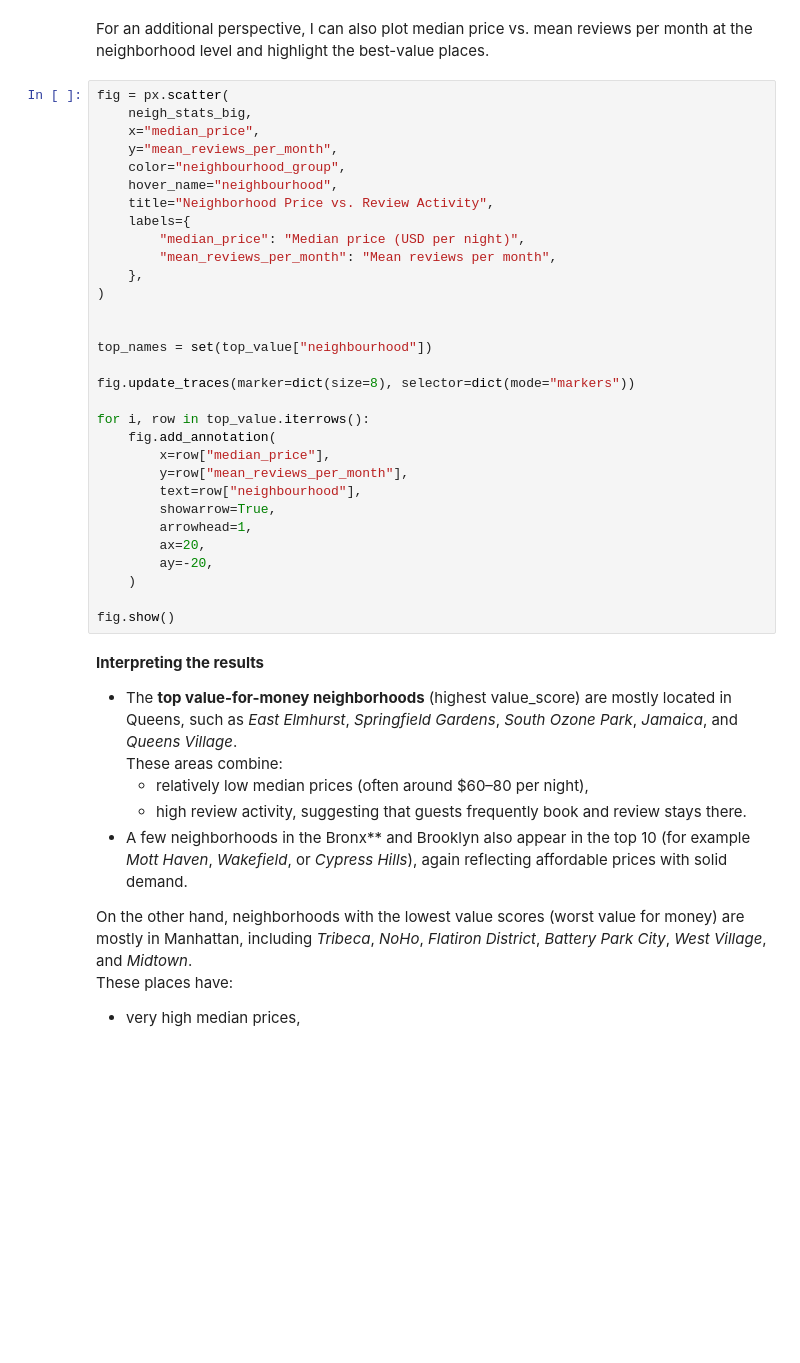
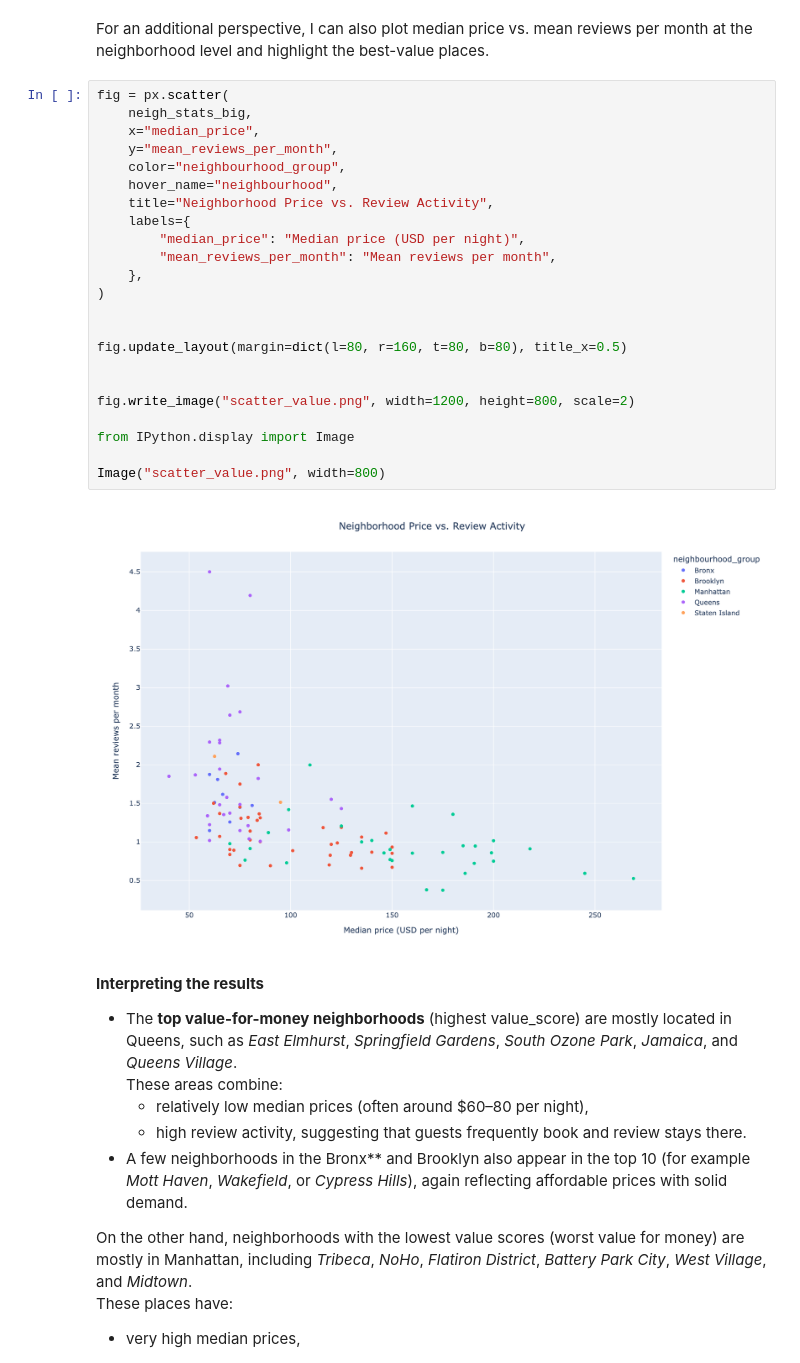
Before and after one commit to lg3387-crypto/lg3387-crypto.github.io, a Jupyter notebook: project3final.ipynb, the cells around one changed output. Saved outputs shown, nothing was run; the diff lists cells and outputs as text; blank space fills up the shorter version.

```diff
--- a/project3final.ipynb
+++ b/project3final.ipynb
@@ -366,34 +369,28 @@ For an additional perspective, I can also plot median price vs. mean reviews per
 # %%
 fig = px.scatter(
     neigh_stats_big,
     x="median_price",
     y="mean_reviews_per_month",
     color="neighbourhood_group",
     hover_name="neighbourhood",
     title="Neighborhood Price vs. Review Activity",
     labels={
         "median_price": "Median price (USD per night)",
         "mean_reviews_per_month": "Mean reviews per month",
     },
 )
 
 
-top_names = set(top_value["neighbourhood"])
+fig.update_layout(margin=dict(l=80, r=160, t=80, b=80), title_x=0.5)
 
-fig.update_traces(marker=dict(size=8), selector=dict(mode="markers"))
 
-for i, row in top_value.iterrows():
-    fig.add_annotation(
-        x=row["median_price"],
-        y=row["mean_reviews_per_month"],
-        text=row["neighbourhood"],
-        showarrow=True,
-        arrowhead=1,
-        ax=20,
-        ay=-20,
-    )
+fig.write_image("scatter_value.png", width=1200, height=800, scale=2)
 
-fig.show()
+from IPython.display import Image
+
+Image("scatter_value.png", width=800)
+# %% [output]
+[figure, added]
 # %% [markdown]
 **Interpreting the results**
 
```
Also changed, not shown: parts of 4 cells of this notebook, 6 other files.
